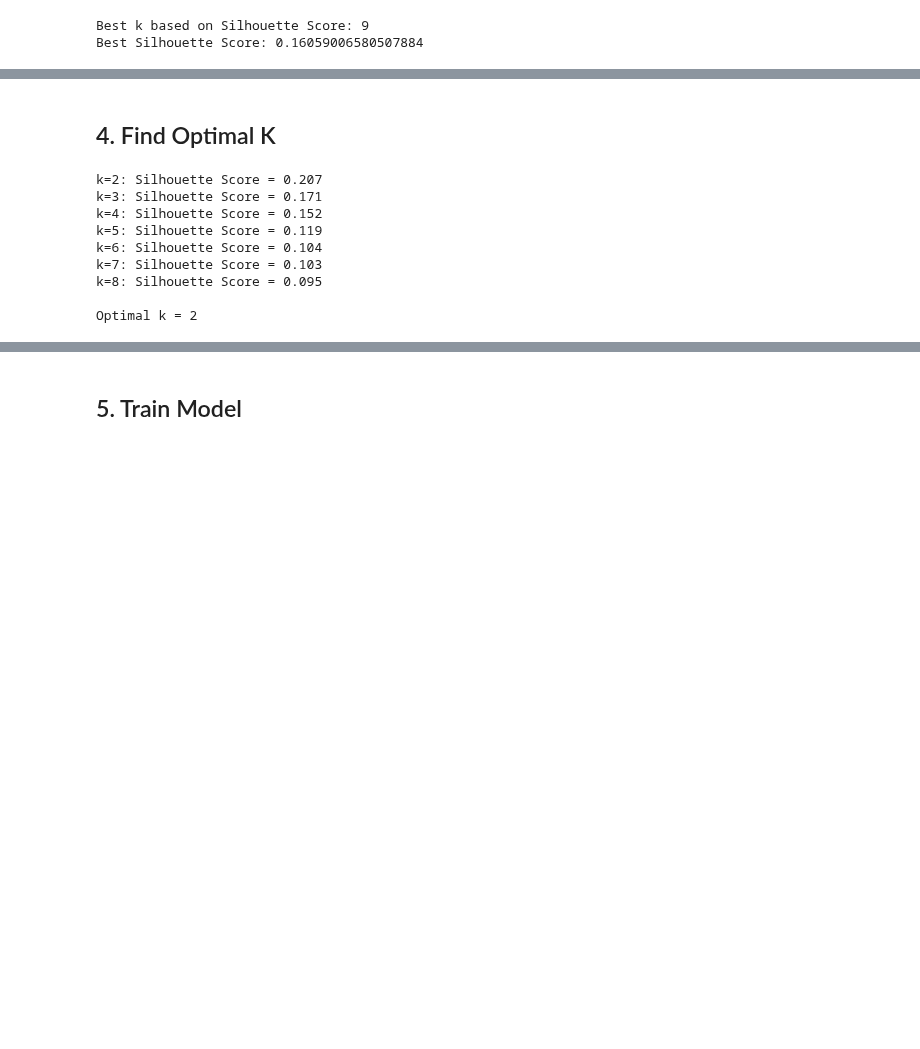
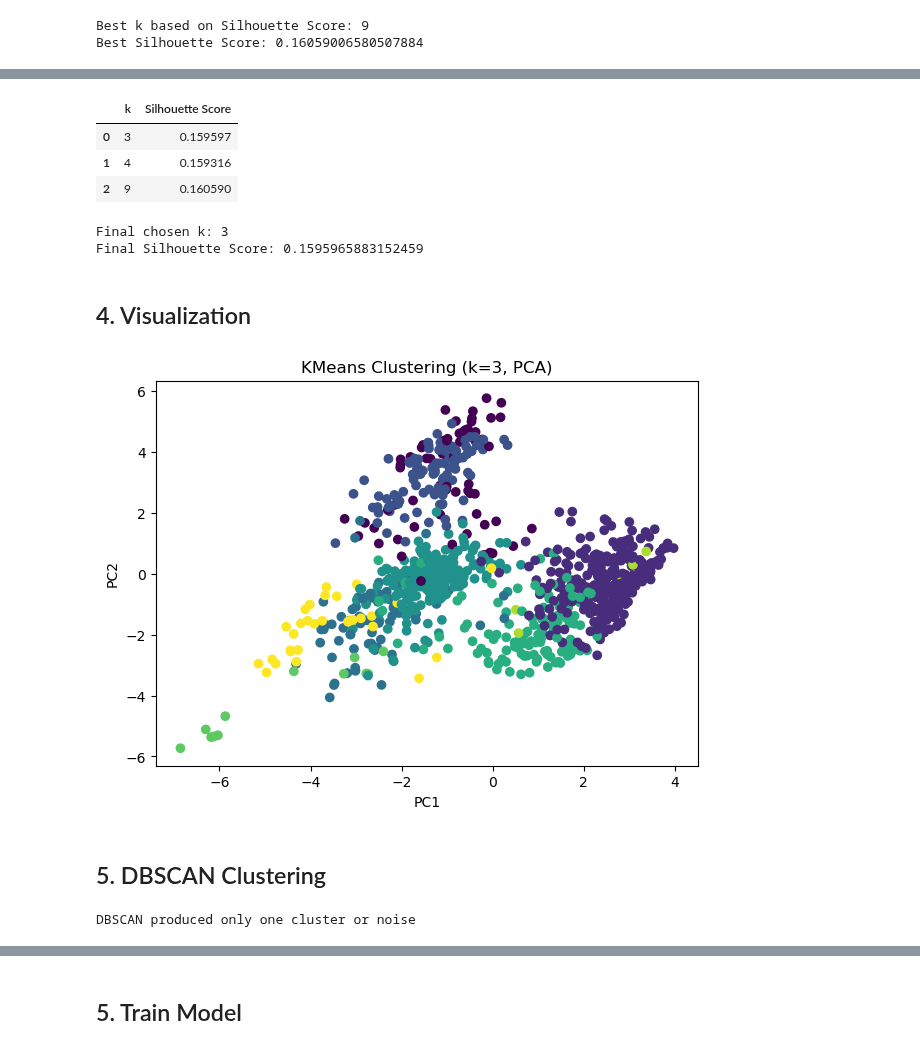
Before and after one commit to alberehap/Project-ML, a Jupyter notebook: unsupervised_models.ipynb, the cells around one changed output, grey strips where cells are left out. Drawn from its saved outputs; the diff is of its cells as text; code cells hidden in the pictures; blank space fills up the shorter version.

Commit message:
DBSCAN Clustring

```diff
--- a/unsupervised_models.ipynb
+++ b/unsupervised_models.ipynb
@@ -78,25 +80,60 @@ KMeans Silhouette Score: 0.15931620426940146
+# %%
+comparison = []
+for k in [3, 4, best_k]:
+  kmeans_tmp = KMeans(n_clusters=k, random_state=42)
+  labels_tmp = kmeans_tmp.fit_predict(df_pca)
+  score_tmp = silhouette_score(df_pca, labels_tmp)
+  comparison.append({"k": k, "Silhouette Score": score_tmp})
+
+
+comparison_df = pd.DataFrame(comparison)
+comparison_df
+# %% [output]
+|  | k | Silhouette Score |
+| 0 | 3 | 0.159597 |
+| 1 | 4 | 0.159316 |
+| 2 | 9 | 0.160590 |
+# %%
+# Select smaller k for better generalization and interpretability
+final_k = 3
+
+
+kmeans_final = KMeans(n_clusters=final_k, random_state=42)
+final_labels = kmeans_final.fit_predict(df_pca)
+
+
+final_silhouette = silhouette_score(df_pca, final_labels)
+print("Final chosen k:", final_k)
+print("Final Silhouette Score:", final_silhouette)
+# %% [output]
+Final chosen k: 3
+Final Silhouette Score: 0.1595965883152459
 # %% [markdown]
-## 4. Find Optimal K
+## 4. Visualization
+# %%
+plt.figure(figsize=(7,5))
+plt.scatter(df_pca[:,0], df_pca[:,1], c=kmeans_labels)
+plt.title(f"KMeans Clustering (k={final_k}, PCA)")
+plt.xlabel("PC1")
+plt.ylabel("PC2")
+plt.show()
+# %% [output]
+[figure, added]
+# %% [markdown]
+## 5. DBSCAN Clustering
 # %%
-# Test k values from 2 to 8
-scores = []
-for k in range(2, 9):
-    kmeans = KMeans(n_clusters=k, random_state=42, n_init=10)
-    kmeans.fit(X)
-    score = silhouette_score(X,kmeans.labels_)
-    scores.append(score)
-    print(f"k={k}: Silhouette Score = {score:.3f}")
+dbscan = DBSCAN(eps=0.8, min_samples=5)
+dbscan_labels = dbscan.fit_predict(df_pca)
 
-# Find optimal k
-optimal_k = range(2, 9)[np.argmax(scores)]
-print(f"\nOptimal k = {optimal_k}")
+
+# Remove noise points (-1) for silhouette calculation
+mask = dbscan_labels != -1
+
+
+if len(set(dbscan_labels[mask])) > 1:
+  dbscan_silhouette = silhouette_score(df_pca[mask], dbscan_labels[mask])
+  print("DBSCAN Silhouette Score:", dbscan_silhouette)
+else:
+  print("DBSCAN produced only one cluster or noise")
 # %% [output]
-k=2: Silhouette Score = 0.207
-k=3: Silhouette Score = 0.171
-k=4: Silhouette Score = 0.152
-k=5: Silhouette Score = 0.119
-k=6: Silhouette Score = 0.104
-k=7: Silhouette Score = 0.103
-k=8: Silhouette Score = 0.095
-
-Optimal k = 2
+DBSCAN produced only one cluster or noise
```
Also changed, not shown: parts of 6 cells of this notebook.
